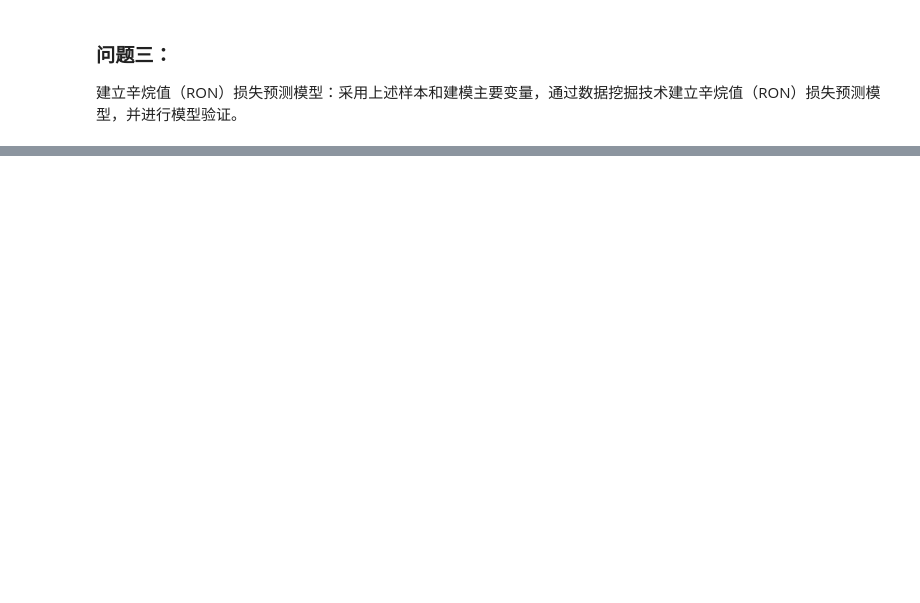
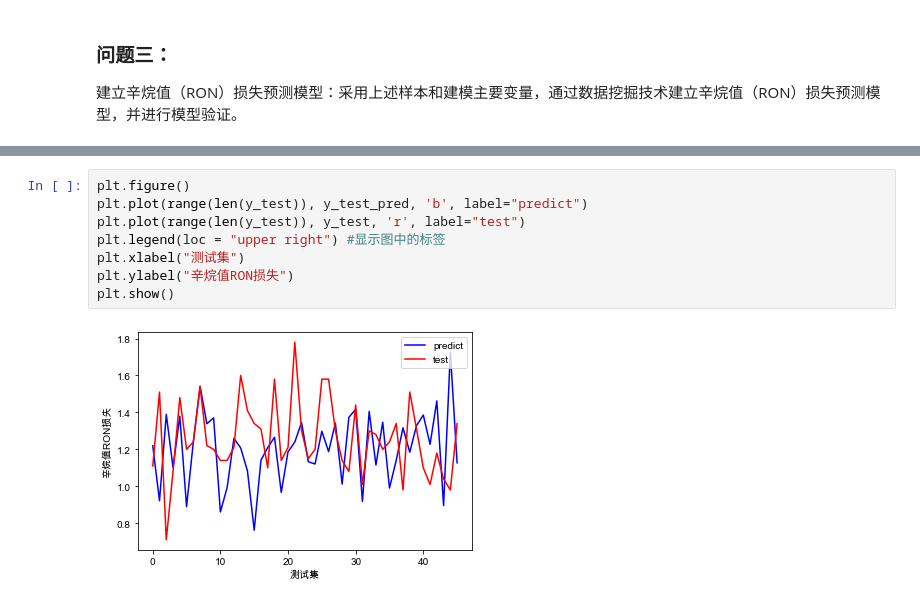
Before and after one commit to Ryuchen/RON_Model, a Jupyter notebook: src/solution.ipynb, the cells around one changed output, grey strips where cells are left out. Cells and saved outputs as stored; diff of their text form; blank space fills up the shorter version.

```diff
--- a/src/solution.ipynb
+++ b/src/solution.ipynb
@@ -581,0 +622,10 @@ plt.show()
+# %%
+plt.figure()
+plt.plot(range(len(y_test)), y_test_pred, 'b', label="predict")
+plt.plot(range(len(y_test)), y_test, 'r', label="test")
+plt.legend(loc = "upper right") #显示图中的标签
+plt.xlabel("测试集")
+plt.ylabel("辛烷值RON损失")
+plt.show()
+# %% [output]
+[figure, added]
```
Also changed, not shown: parts of 14 cells of this notebook.
